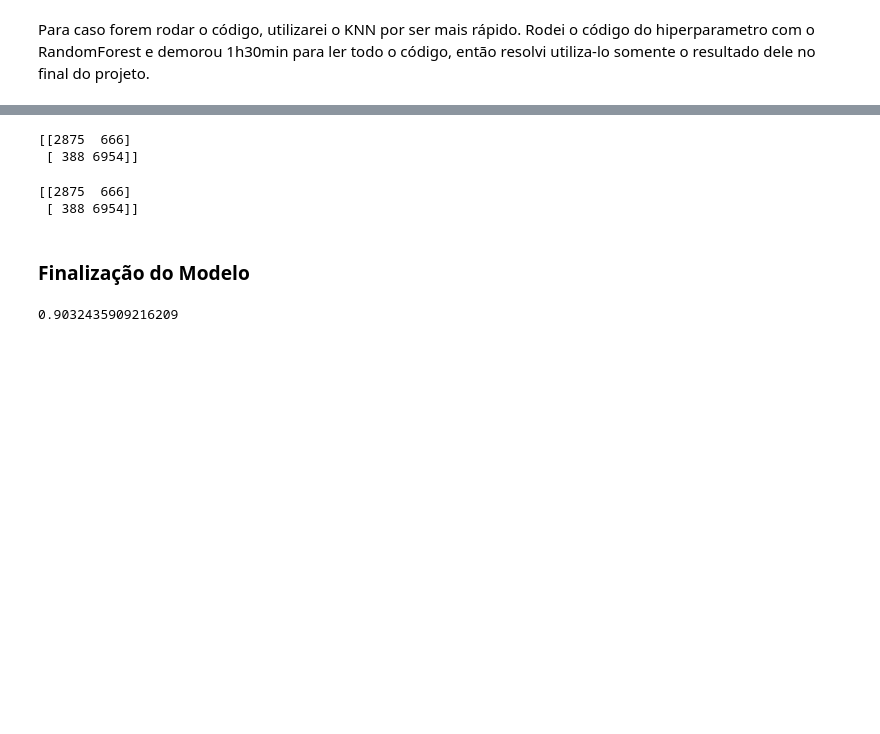
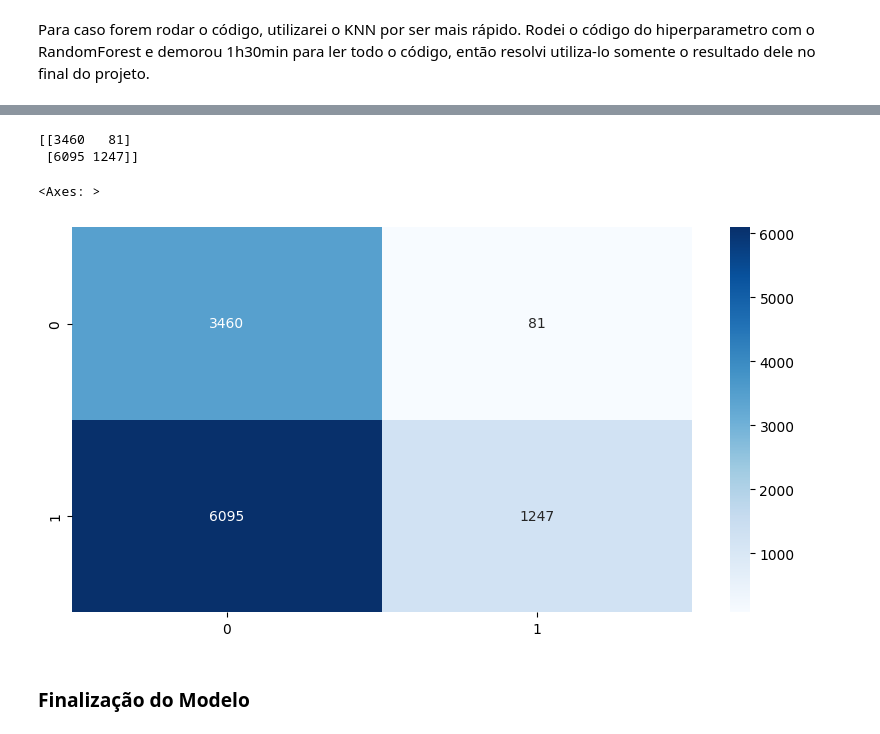
Before and after one commit to clferreira1985/PUC_RJ-Pos_Ciencia_de_Dados_e_Analytics, a Jupyter notebook: Machine_Learning/MVP_Hotel_Reservations_Dataset.ipynb, the cells around one changed output, grey strips where cells are left out. Drawn from its saved outputs; the diff is of its cells as text; code cells hidden in the pictures; blank space fills up the shorter version.

```diff
--- a/Machine_Learning/MVP_Hotel_Reservations_Dataset.ipynb
+++ b/Machine_Learning/MVP_Hotel_Reservations_Dataset.ipynb
@@ -509,16 +505,22 @@ Sem tratamento de missings: knn-norm - Melhor: 0.850741 usando {'KNN__metric': '
 # %%
 rfc = RandomForestClassifier(max_depth=None, min_samples_split=2, n_estimators=200)
-rfc.fit(X_train,y_train)
+scaler = StandardScaler()
+
+X_train_scaler = scaler.fit_transform(X_train)
+X_test_scaler = scaler.fit_transform(X_test)
+
+rfc.fit(X_train_scaler  ,y_train)
 predictions = rfc.predict(X_test)
-print(confusion_matrix(y_test,predictions)
+Confusion_Matrix = confusion_matrix(y_test, predictions)
+print(Confusion_Matrix)
+
+plt.figure(figsize=(10,5))
+sns.heatmap(Confusion_Matrix, annot=True, fmt='.0f', cmap='Blues')
 # %% [output]
-[[2875  666]
- [ 388 6954]]
+[[3460   81]
+ [6095 1247]]
+<Axes: >
+[figure, added]
-# %%
-plot_confusion_matrix()
-# %% [output]
-[[2875  666]
- [ 388 6954]]
 # %% [markdown]
 ### Finalização do Modelo
 # %%
@@ -534,5 +536,3 @@ model.fit(rescaledx, y_train)
 rescaledTestx = scaler.transform(X_test) # aplicação da padronização no conjunto teste
 predictions = model.predict(rescaledTestx)
 print(accuracy_score(y_test, predictions))
-# %% [output]
-0.9032435909216209
```
Also changed, not shown: parts of 2 cells of this notebook.
